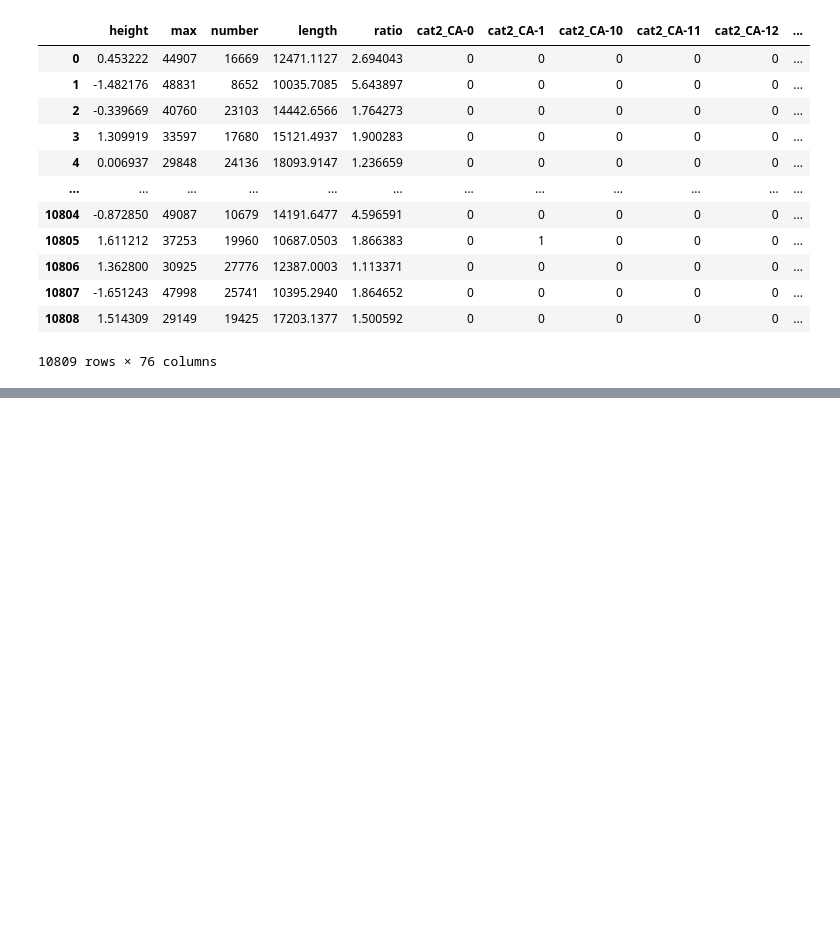
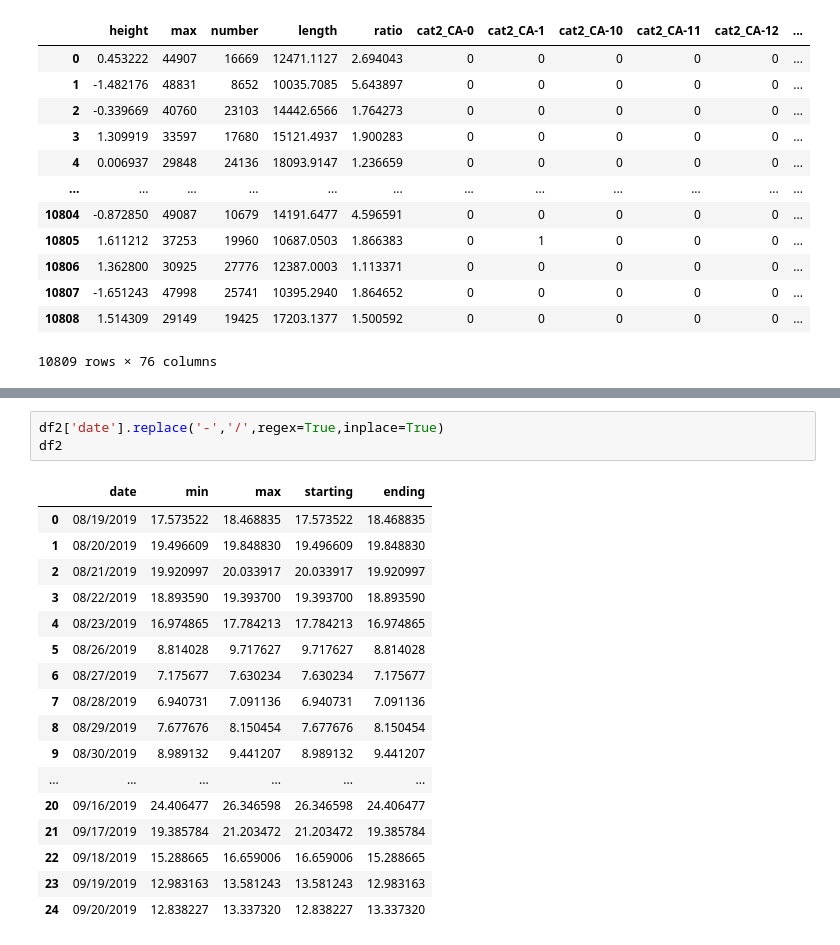
Before and after one commit to abhishek-shrm/learn_jh, a Jupyter notebook: learn_jh.ipynb, the cells around one changed output, grey strips where cells are left out. Saved outputs shown, nothing was run; the diff lists cells and outputs as text; blank space fills up the shorter version.

```diff
--- a/learn_jh.ipynb
+++ b/learn_jh.ipynb
@@ -321,0 +472,21 @@ df3
+# %%
+df2['date'].replace('-','/',regex=True,inplace=True)
+df2
+# %% [output]
+|  | date | min | max | starting | ending |
+| 0 | 08/19/2019 | 17.573522 | 18.468835 | 17.573522 | 18.468835 |
+| 1 | 08/20/2019 | 19.496609 | 19.848830 | 19.496609 | 19.848830 |
+| 2 | 08/21/2019 | 19.920997 | 20.033917 | 20.033917 | 19.920997 |
+| 3 | 08/22/2019 | 18.893590 | 19.393700 | 19.393700 | 18.893590 |
+| 4 | 08/23/2019 | 16.974865 | 17.784213 | 17.784213 | 16.974865 |
+| 5 | 08/26/2019 | 8.814028 | 9.717627 | 9.717627 | 8.814028 |
+| 6 | 08/27/2019 | 7.175677 | 7.630234 | 7.630234 | 7.175677 |
+| 7 | 08/28/2019 | 6.940731 | 7.091136 | 6.940731 | 7.091136 |
+| 8 | 08/29/2019 | 7.677676 | 8.150454 | 7.677676 | 8.150454 |
+| 9 | 08/30/2019 | 8.989132 | 9.441207 | 8.989132 | 9.441207 |
+| ... | ... | ... | ... | ... | ... |
+| 20 | 09/16/2019 | 24.406477 | 26.346598 | 26.346598 | 24.406477 |
+| 21 | 09/17/2019 | 19.385784 | 21.203472 | 21.203472 | 19.385784 |
+| 22 | 09/18/2019 | 15.288665 | 16.659006 | 16.659006 | 15.288665 |
+| 23 | 09/19/2019 | 12.983163 | 13.581243 | 13.581243 | 12.983163 |
+| 24 | 09/20/2019 | 12.838227 | 13.337320 | 12.838227 | 13.337320 |
```
Also changed, not shown: parts of 12 cells of this notebook.
